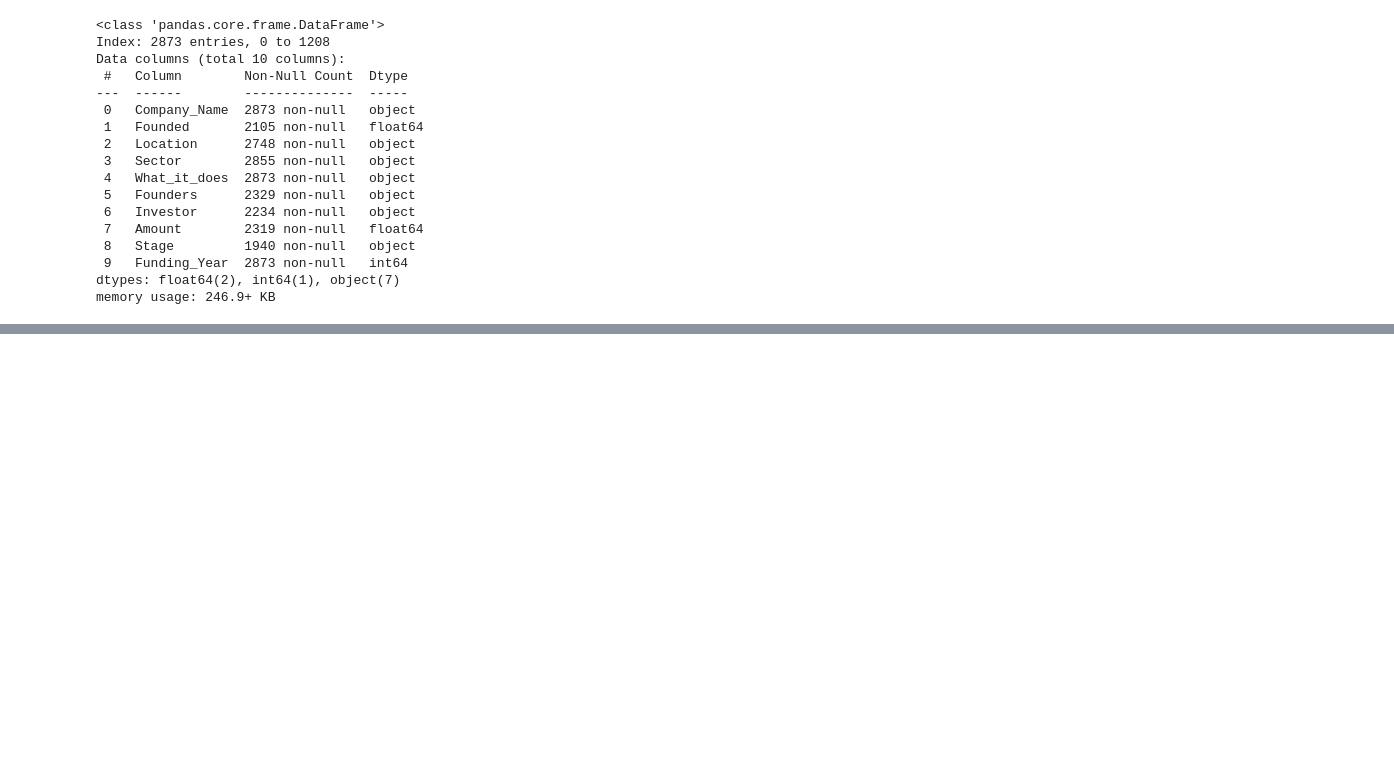
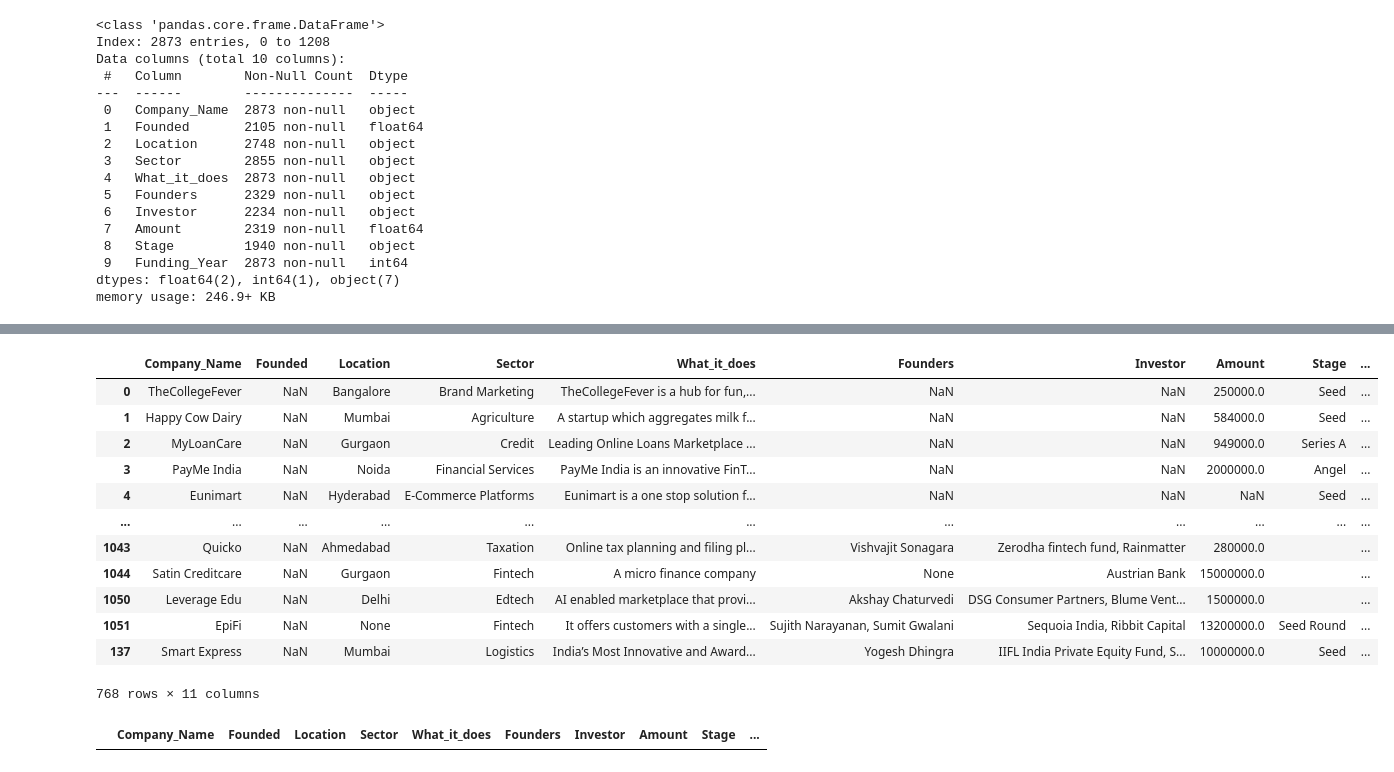
Before and after one commit to SamuelAsong/Analyzing-Start-up-Funding-in-India, a Jupyter notebook: Notebooks/Indian Start-up Ecosystem Funding Analysis (2018-2021).ipynb, the cells around one changed output, grey strips where cells are left out. Cells and saved outputs as stored; diff of their text form; code cells hidden in the pictures; blank space fills up the shorter version.

```diff
--- a/Notebooks/Indian Start-up Ecosystem Funding Analysis (2018-2021).ipynb
+++ b/Notebooks/Indian Start-up Ecosystem Funding Analysis (2018-2021).ipynb
@@ -1983,0 +2267,3 @@ memory usage: 246.9+ KB
+# %%
+# Convert NaN values in the 'Stage' column to an empty string ('')
+df.loc[pd.isna(df['Stage']), 'Stage'] = ''
@@ -1983,0 +2326,6 @@ memory usage: 246.9+ KB
+# %%
+# Replace 'Online Media\t#REF!' with 'Online Media'
+df ['Location'].replace('Online Media\t#REF!', 'Online Media', inplace=True)
+
+# Replace 'Manchester, Greater Manchester' with 'Manchester'
+df['Location'].replace('Manchester, Greater Manchester', 'Manchester', inplace=True)
@@ -1983,0 +2396,7 @@ memory usage: 246.9+ KB
+# %%
+
+# Convert 'Funding_Year' column to datetime with format '%Y'
+df['Funding_Year'] = pd.to_datetime(df['Funding_Year'], format='%Y').dt.year
+
+# Check the data type and other info
+df.info()
@@ -1983,0 +2451,28 @@ memory usage: 246.9+ KB
+# %%
+# Filter the data where the "Founded" column contains NaN values
+df[df['Founded'].isna()]
+# %% [output]
+|  | Company_Name | Founded | Location | Sector | What_it_does | Founders | Investor | Amount | Stage | ... |
+| 0 | TheCollegeFever | NaN | Bangalore | Brand Marketing | TheCollegeFever is a hub for fun,... | NaN | NaN | 250000.0 | Seed | ... |
+| 1 | Happy Cow Dairy | NaN | Mumbai | Agriculture | A startup which aggregates milk f... | NaN | NaN | 584000.0 | Seed | ... |
+| 2 | MyLoanCare | NaN | Gurgaon | Credit | Leading Online Loans Marketplace ... | NaN | NaN | 949000.0 | Series A | ... |
+| 3 | PayMe India | NaN | Noida | Financial Services | PayMe India is an innovative FinT... | NaN | NaN | 2000000.0 | Angel | ... |
+| 4 | Eunimart | NaN | Hyderabad | E-Commerce Platforms | Eunimart is a one stop solution f... | NaN | NaN | NaN | Seed | ... |
+| ... | ... | ... | ... | ... | ... | ... | ... | ... | ... | ... |
+| 1043 | Quicko | NaN | Ahmedabad | Taxation | Online tax planning and filing pl... | Vishvajit Sonagara | Zerodha fintech fund, Rainmatter | 280000.0 |  | ... |
+| 1044 | Satin Creditcare | NaN | Gurgaon | Fintech | A micro finance company | None | Austrian Bank | 15000000.0 |  | ... |
+| 1050 | Leverage Edu | NaN | Delhi | Edtech | AI enabled marketplace that provi... | Akshay Chaturvedi | DSG Consumer Partners, Blume Vent... | 1500000.0 |  | ... |
+| 1051 | EpiFi | NaN | None | Fintech | It offers customers with a single... | Sujith Narayanan, Sumit Gwalani | Sequoia India, Ribbit Capital | 13200000.0 | Seed Round | ... |
+| 137 | Smart Express | NaN | Mumbai | Logistics | India’s Most Innovative and Award... | Yogesh Dhingra | IIFL India Private Equity Fund, S... | 10000000.0 | Seed | ... |
+768 rows × 11 columns
+# %%
+# Calculate the average of non-NaN values in the 'Founded' column
+average_founded = df['Founded'].mean()
+
+# Fill NaN values in the 'Founded' column with the calculated average
+df['Founded'].fillna(average_founded, inplace=True)
+
+# Filter the data where the "Founded" column contains NaN values
+df[df['Founded'].isna()]
+# %% [output]
+|  | Company_Name | Founded | Location | Sector | What_it_does | Founders | Investor | Amount | Stage | ... |
```
Also changed, not shown: parts of 46 cells of this notebook.
